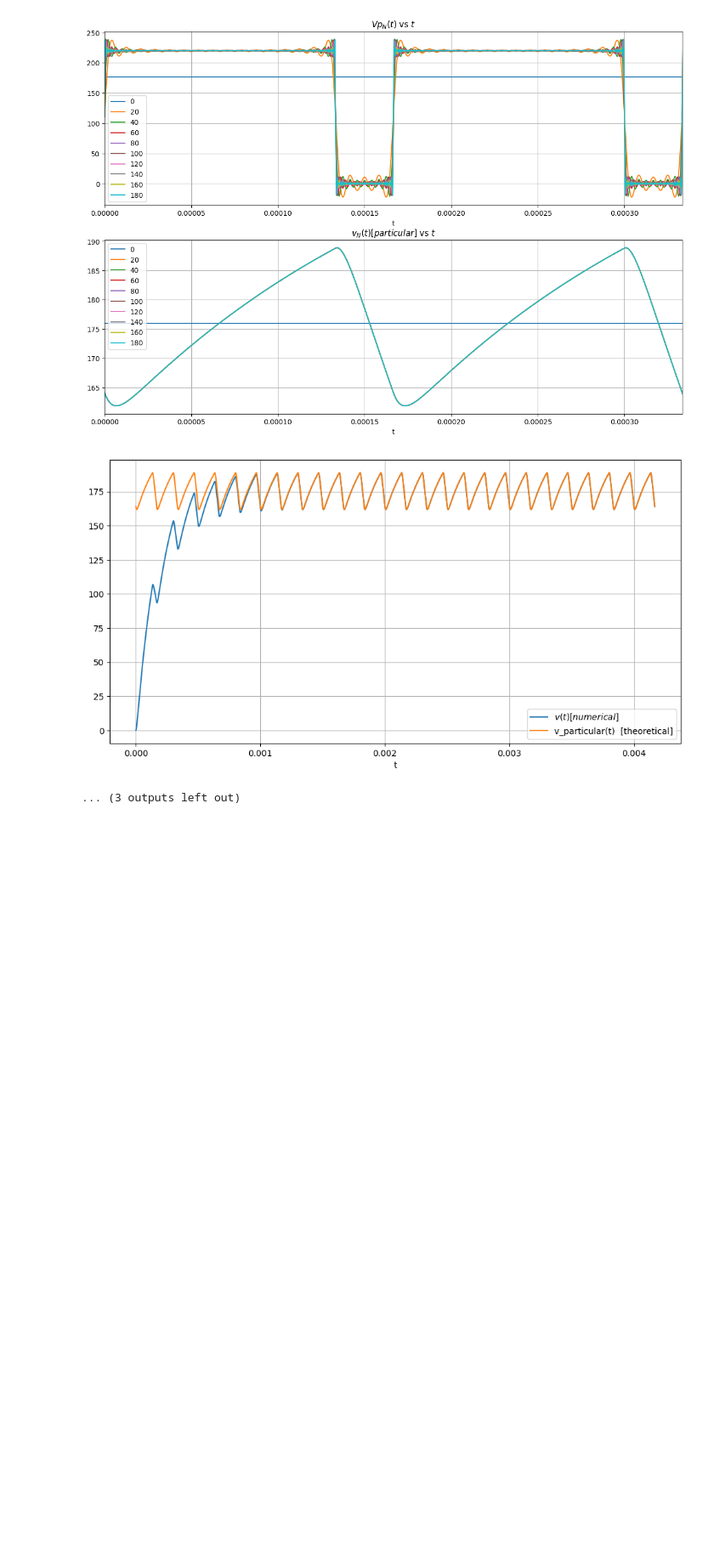
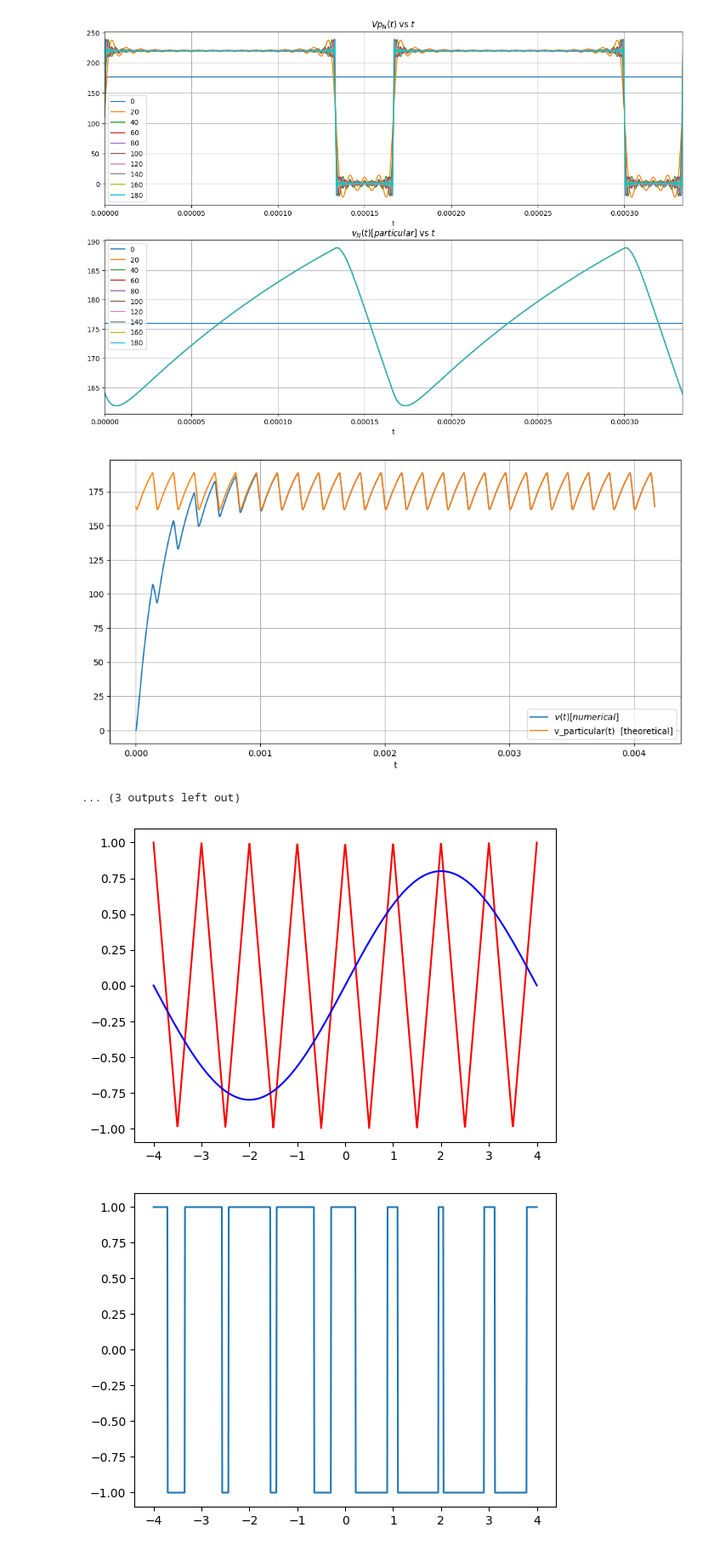
Before and after one commit to himanshutg/ODE_Project, a Jupyter notebook: week2.ipynb, the cells around one changed output. Shown at 85% size. Saved outputs shown, nothing was run; the diff lists cells and outputs as text; code cells hidden in the pictures; blank space fills up the shorter version.

Commit message:
triangular carrier on sine wave

```diff
--- a/week2.ipynb
+++ b/week2.ipynb
@@ -541,3 +541,43 @@ Tsw = 0.00016666666666666666, D = 0.8, L = 1.9999999999999998e-05 H, R = 0.1 Ohm
 [figure]
 [figure]
 ... (3 outputs left out)
+# %%
+def carrier(T ,f_m, m):
+    def helper(t):
+        t *= f_m*m
+        t -= np.floor(t)
+        return(1- np.abs(4*t - 2))
+    return np.array(list(map(helper,T)))
+
+f_m = 0.125
+T = np.linspace(-1/(2*f_m),1/(2*f_m),1000)
+
+v = 0.8 * np.sin(2*np.pi*f_m*T)
+w = carrier(T,f_m,m = 8)
+w = -w
+plt.plot(T,w, color = 'r')
+plt.plot(T,v, color = 'b')
+plt.show()
+
+def sig(a):
+    if(a > 0):
+        return 1
+    if(a < 0):
+        return -1
+    return 0
+z = list(map(sig,w - v))
+z = np.array(z)
+plt.plot(T,z)
+plt.show()
+
+# find the DFT of z
+dft_result = np.fft.fft(z)
+freqs = np.fft.fftfreq(len(z), d=T[1] - T[0])
+plt.title("DFT F(mag) vs s")
+plt.plot(freqs, np.abs(dft_result))
+plt.xlim([-10,10])
+plt.grid()
+plt.show()
+# %% [output]
+[figure, added]
+[figure, added]
```
Also changed, not shown: parts of 1 cell of this notebook.
